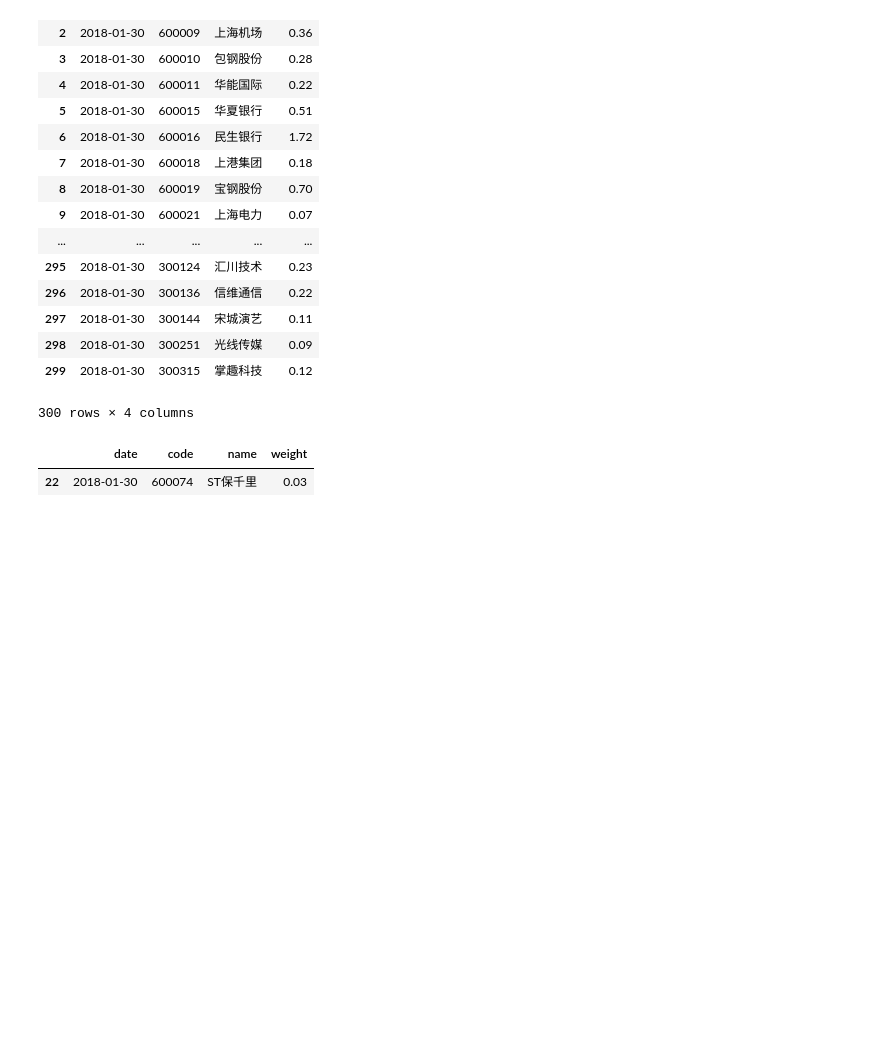
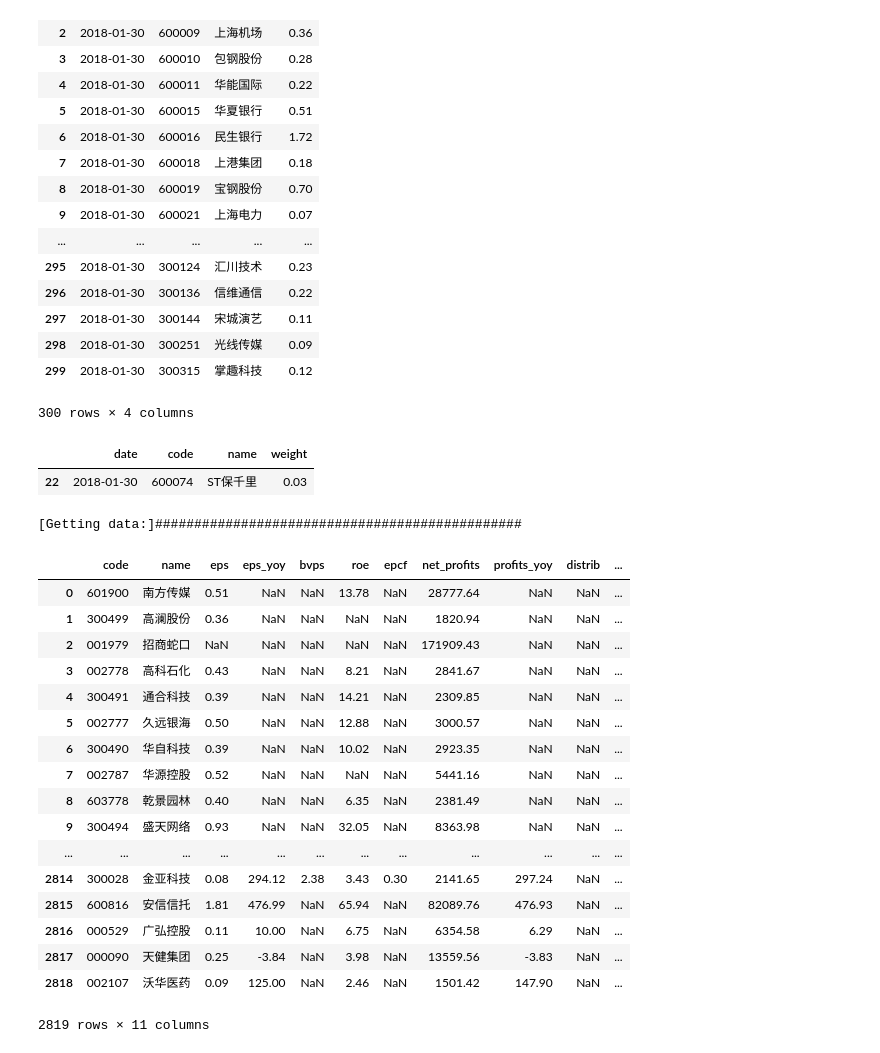
Before and after one commit to kerwinxu/PythonFinance, a Jupyter notebook: FinanceDataMining/cn_stock/sh_vs_zz500.ipynb, the cells around one changed output. Saved outputs shown, nothing was run; the diff lists cells and outputs as text; code cells hidden in the pictures; blank space fills up the shorter version.

```diff
--- a/FinanceDataMining/cn_stock/sh_vs_zz500.ipynb
+++ b/FinanceDataMining/cn_stock/sh_vs_zz500.ipynb
@@ -243,3 +243,26 @@ _sh300[_sh300['name'].str.contains('ST')==True]
 # %% [output]
 |  | date | code | name | weight |
 | 22 | 2018-01-30 | 600074 | ST保千里 | 0.03 |
+# %%
+import tushare as ts
+ts.get_report_data(2014,3)
+# %% [output]
+[Getting data:]###############################################
+|  | code | name | eps | eps_yoy | bvps | roe | epcf | net_profits | profits_yoy | distrib | ... |
+| 0 | 601900 | 南方传媒 | 0.51 | NaN | NaN | 13.78 | NaN | 28777.64 | NaN | NaN | ... |
+| 1 | 300499 | 高澜股份 | 0.36 | NaN | NaN | NaN | NaN | 1820.94 | NaN | NaN | ... |
+| 2 | 001979 | 招商蛇口 | NaN | NaN | NaN | NaN | NaN | 171909.43 | NaN | NaN | ... |
+| 3 | 002778 | 高科石化 | 0.43 | NaN | NaN | 8.21 | NaN | 2841.67 | NaN | NaN | ... |
+| 4 | 300491 | 通合科技 | 0.39 | NaN | NaN | 14.21 | NaN | 2309.85 | NaN | NaN | ... |
+| 5 | 002777 | 久远银海 | 0.50 | NaN | NaN | 12.88 | NaN | 3000.57 | NaN | NaN | ... |
+| 6 | 300490 | 华自科技 | 0.39 | NaN | NaN | 10.02 | NaN | 2923.35 | NaN | NaN | ... |
+| 7 | 002787 | 华源控股 | 0.52 | NaN | NaN | NaN | NaN | 5441.16 | NaN | NaN | ... |
+| 8 | 603778 | 乾景园林 | 0.40 | NaN | NaN | 6.35 | NaN | 2381.49 | NaN | NaN | ... |
+| 9 | 300494 | 盛天网络 | 0.93 | NaN | NaN | 32.05 | NaN | 8363.98 | NaN | NaN | ... |
+| ... | ... | ... | ... | ... | ... | ... | ... | ... | ... | ... | ... |
+| 2814 | 300028 | 金亚科技 | 0.08 | 294.12 | 2.38 | 3.43 | 0.30 | 2141.65 | 297.24 | NaN | ... |
+| 2815 | 600816 | 安信信托 | 1.81 | 476.99 | NaN | 65.94 | NaN | 82089.76 | 476.93 | NaN | ... |
+| 2816 | 000529 | 广弘控股 | 0.11 | 10.00 | NaN | 6.75 | NaN | 6354.58 | 6.29 | NaN | ... |
+| 2817 | 000090 | 天健集团 | 0.25 | -3.84 | NaN | 3.98 | NaN | 13559.56 | -3.83 | NaN | ... |
+| 2818 | 002107 | 沃华医药 | 0.09 | 125.00 | NaN | 2.46 | NaN | 1501.42 | 147.90 | NaN | ... |
+2819 rows × 11 columns
```
Also changed, not shown: 19 other files.
